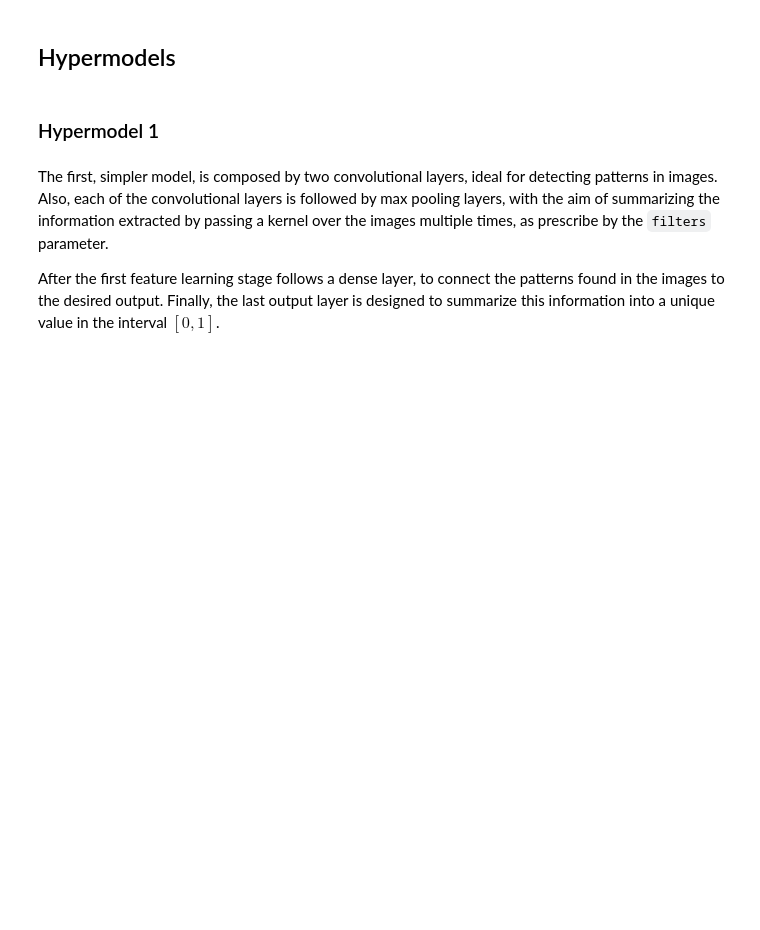
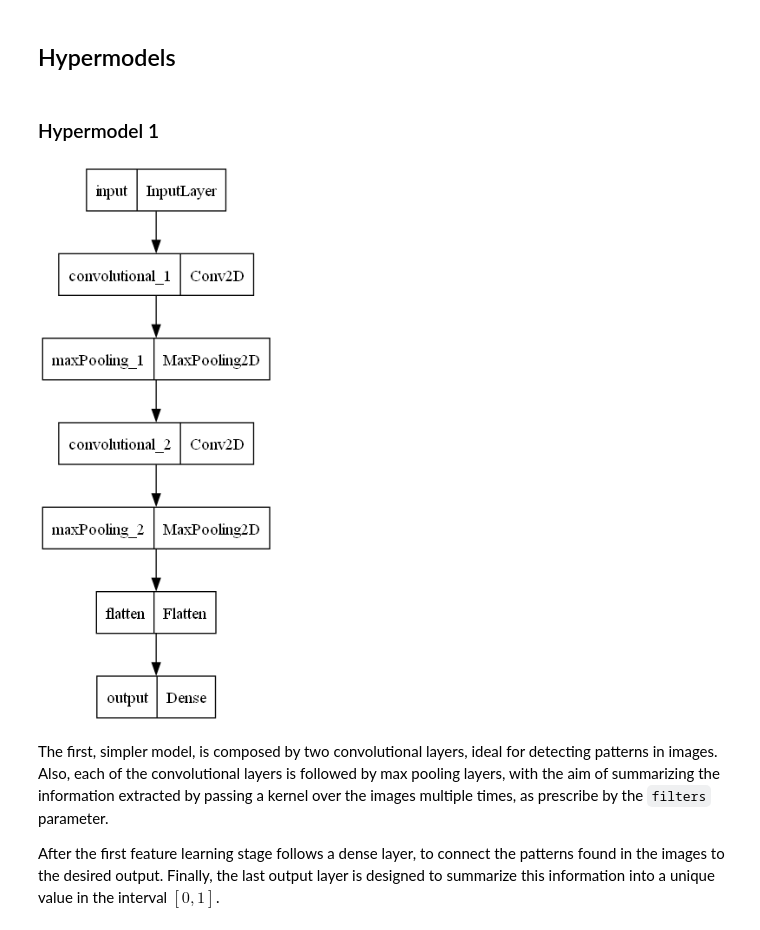
Before and after one commit to LuciaMellini/NNmuffinsChihuahuas, a Jupyter notebook: project.ipynb, the cells around one changed output. Cells and saved outputs as stored; diff of their text form; code cells hidden in the pictures; blank space fills up the shorter version.

```diff
--- a/project.ipynb
+++ b/project.ipynb
@@ -120,13 +94,16 @@ Found 1184 files belonging to 2 classes.
 # %%
 train_ds_path = os.path.join(PATH, FOLDERNAME, "train")
+test_ds_path = os.path.join(PATH, FOLDERNAME, "test")
 
-reduced_train_ds, val_ds = tf.keras.preprocessing.image_dataset_from_directory(
+train_ds, val_ds = keras.preprocessing.image_dataset_from_directory(
     train_ds_path,
     labels='inferred',
     validation_split=0.08,
     subset="both",
     seed = 42
 )
+
+test_ds = keras.preprocessing.image_dataset_from_directory(test_ds_path, labels = "inferred")
 # %% [output]
 Found 4733 files belonging to 2 classes.
 Using 4355 files for training.
@@ -215,6 +182,5 @@ preprocess = {
 
 for func_name, func in preprocess.items():
     train_ds = train_ds.map(func)
+    val_ds = val_ds.map(func)
     test_ds = test_ds.map(func)
-    reduced_train_ds = reduced_train_ds.map(func)
-    val_ds = val_ds.map(func)
@@ -277,7 +232,9 @@ class HyperModel_1(kt.HyperModel):
 
         return model
 # %%
-# display_hypermodel(HyperModel_1, 'hypermodel_1')
+display_hypermodel(HyperModel_1, 'hypermodel_1')
+# %% [output]
+[figure, added]
 # %% [markdown]
 The first, simpler model, is composed by two convolutional layers, ideal for detecting patterns in images. Also, each of the convolutional layers is followed by max pooling layers, with the aim of summarizing the information extracted by passing a kernel over the images multiple times, as prescribe by the `filters` parameter.
 
```
Also changed, not shown: parts of 38 cells of this notebook.
